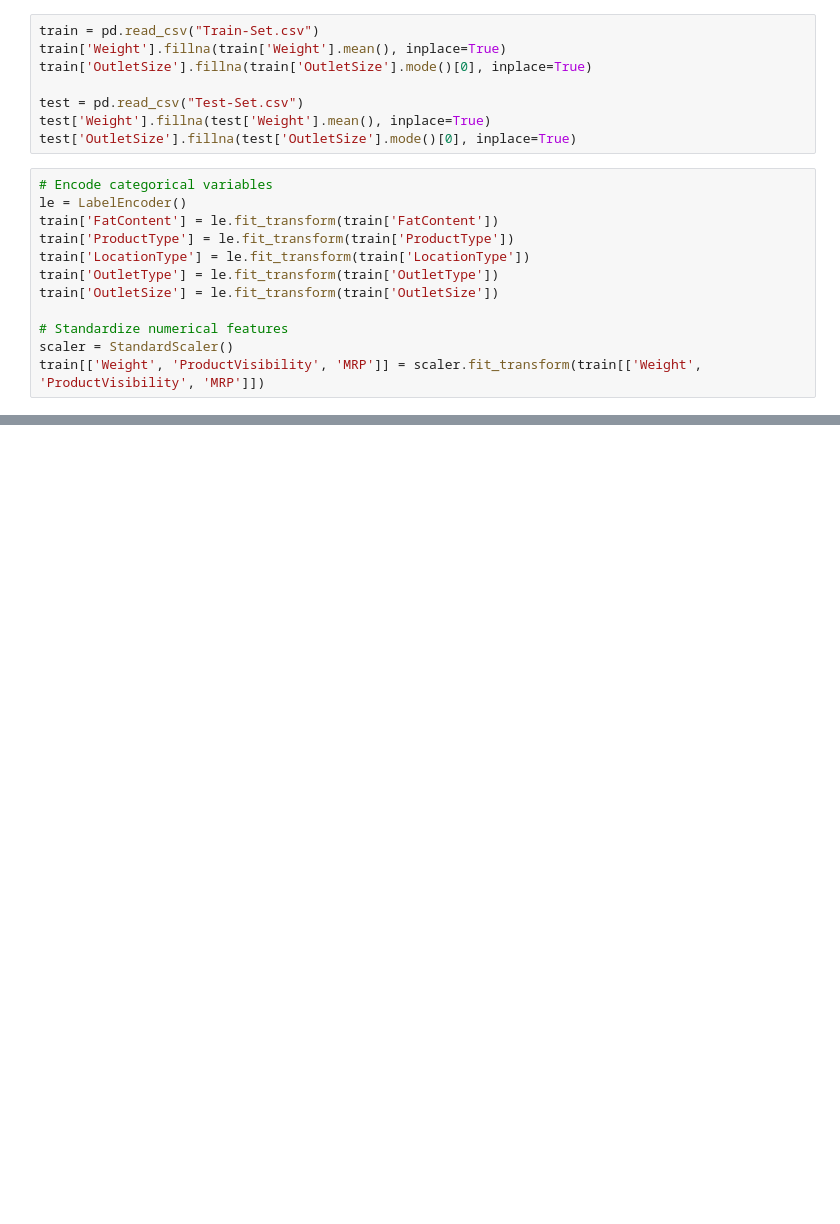
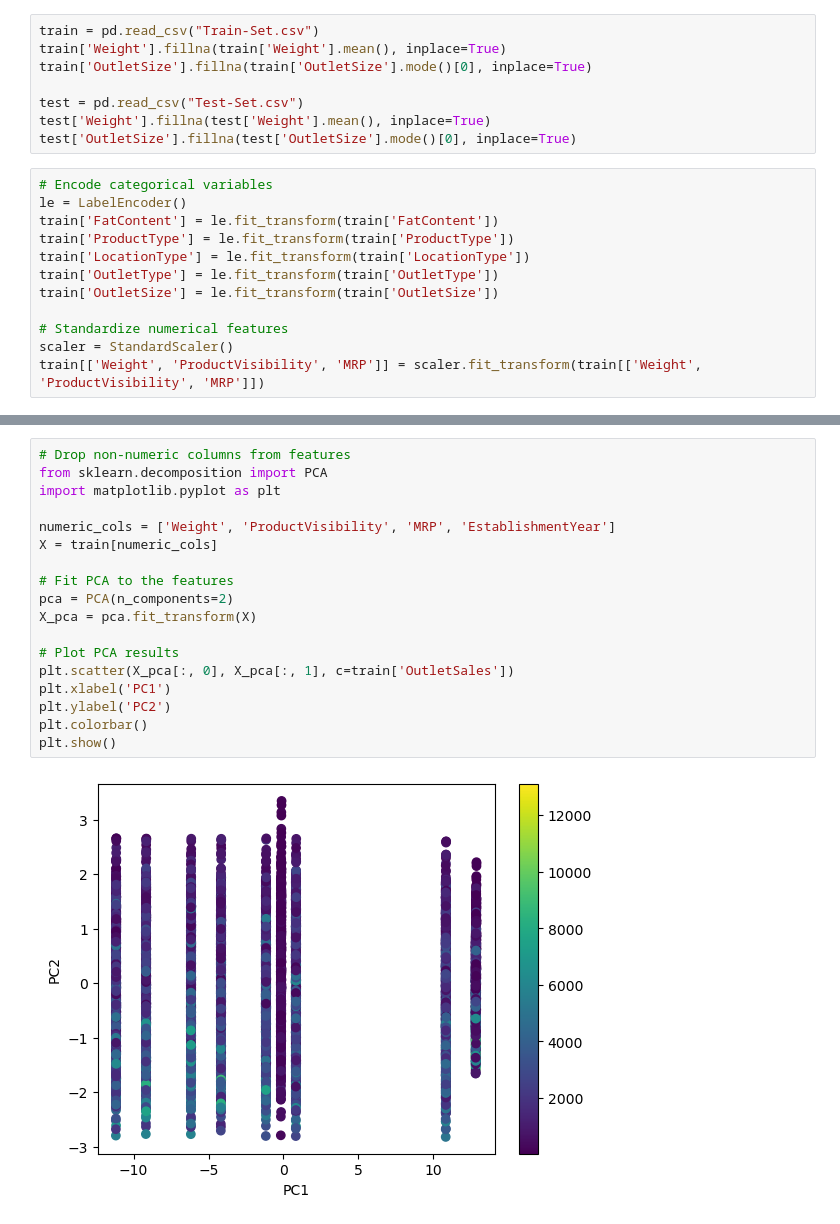
Before and after one commit to saichan0529/Data-Analysis-Project, a Jupyter notebook: final_project.ipynb, the cells around one changed output, grey strips where cells are left out. Drawn from its saved outputs; the diff is of its cells as text; blank space fills up the shorter version.

```diff
--- a/final_project.ipynb
+++ b/final_project.ipynb
@@ -26,0 +83,20 @@ train[['Weight', 'ProductVisibility', 'MRP']] = scaler.fit_transform(train[['Wei
+# %%
+# Drop non-numeric columns from features
+from sklearn.decomposition import PCA
+import matplotlib.pyplot as plt
+
+numeric_cols = ['Weight', 'ProductVisibility', 'MRP', 'EstablishmentYear']
+X = train[numeric_cols]
+
+# Fit PCA to the features
+pca = PCA(n_components=2)
+X_pca = pca.fit_transform(X)
+
+# Plot PCA results
+plt.scatter(X_pca[:, 0], X_pca[:, 1], c=train['OutletSales'])
+plt.xlabel('PC1')
+plt.ylabel('PC2')
+plt.colorbar()
+plt.show()
+# %% [output]
+[figure, added]
```
Also changed, not shown: parts of 13 cells of this notebook.
